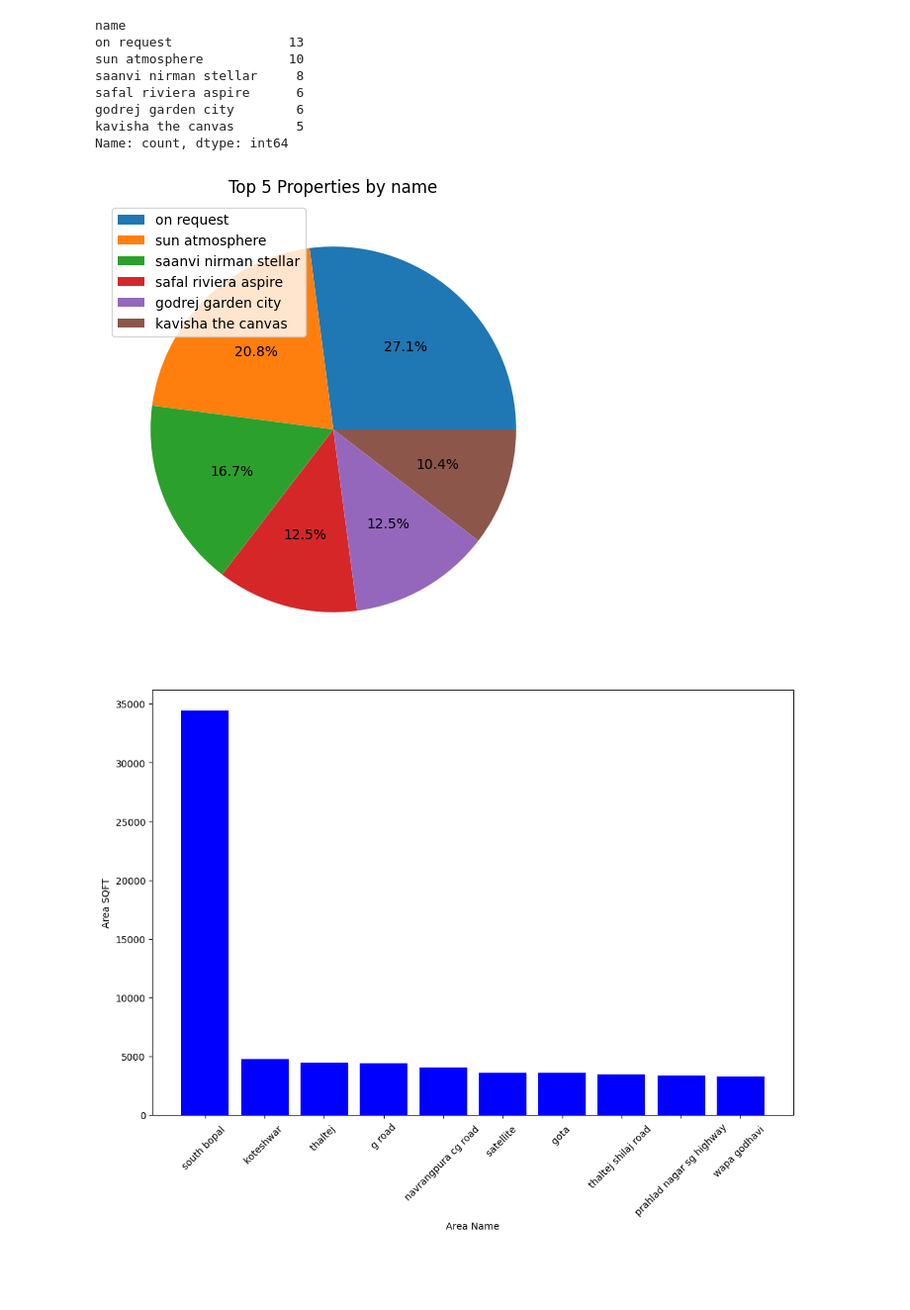
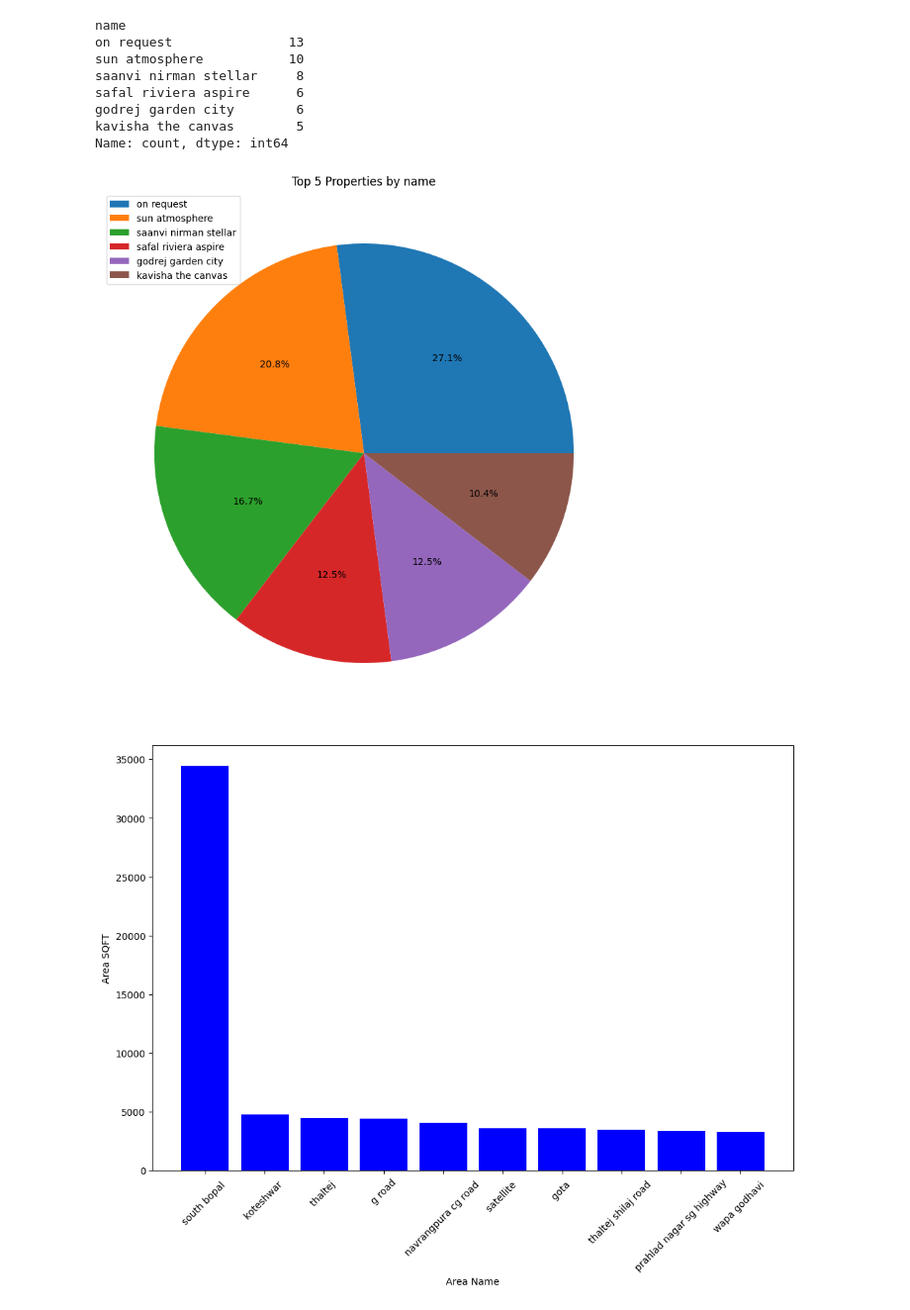
Before and after one commit to zaidmansuri958/99-acres-scraping, a Jupyter notebook: Analysis.ipynb, the cells around one changed output. Shown at 99% size. Cells and saved outputs as stored; diff of their text form; code cells hidden in the pictures; blank space fills up the shorter version.

```diff
--- a/Analysis.ipynb
+++ b/Analysis.ipynb
@@ -126,13 +126,13 @@ godrej garden city        6
 kavisha the canvas        5
 Name: count, dtype: int64
 # %%
-plt.figure(figsize=(6,6))
+plt.figure(figsize=(20,10))
 plt.pie(top_5_properties,autopct="%1.1f%%")
 plt.title("Top 5 Properties by name")
 plt.legend(top_5_properties.index)
 plt.show()
 # %% [output]
-[figure, old version]
+[figure, new version]
 # %%
 top10_max_area=df.groupby("location")["area_sqft"].max().sort_values(ascending=False)[:10]
 top10_min_area=df.groupby("location")["area_sqft"].min().sort_values()[:10]
```
